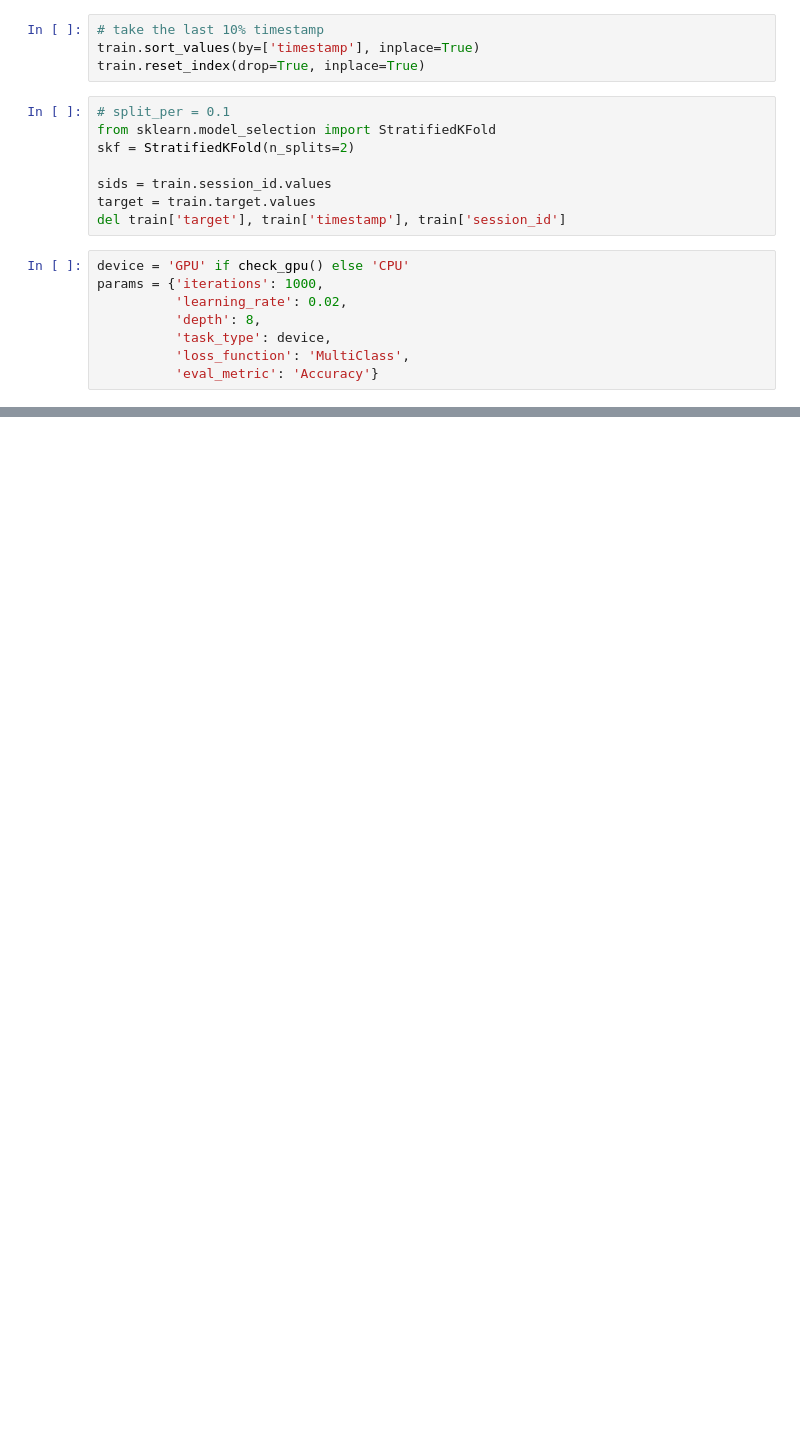
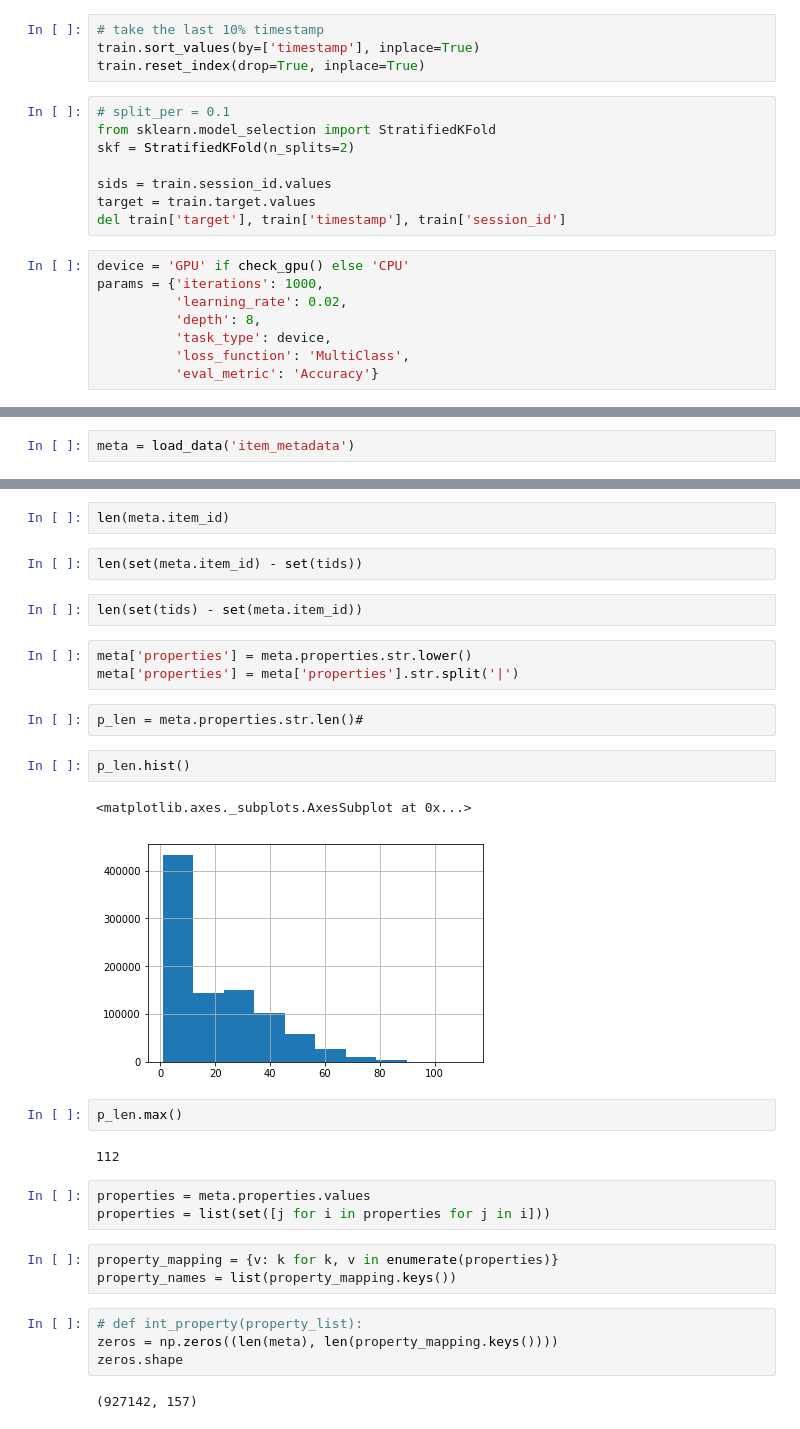
Before and after one commit to samshipengs/naps, a Jupyter notebook: playground.ipynb, the cells around one changed output, grey strips where cells are left out. Cells and saved outputs as stored; diff of their text form; blank space fills up the shorter version.

```diff
--- a/playground.ipynb
+++ b/playground.ipynb
@@ -268,0 +191,2 @@ NameError: name 'check_dir' is not defined
+# %%
+meta = load_data('item_metadata')
@@ -268,0 +208,32 @@ NameError: name 'check_dir' is not defined
+# %%
+len(meta.item_id)
+# %%
+len(set(meta.item_id) - set(tids))
+# %%
+len(set(tids) - set(meta.item_id))
+# %%
+meta['properties'] = meta.properties.str.lower()
+meta['properties'] = meta['properties'].str.split('|')
+# %%
+p_len = meta.properties.str.len()#
+# %%
+p_len.hist()
+# %% [output]
+<matplotlib.axes._subplots.AxesSubplot at 0x...>
+[figure, added]
+# %%
+p_len.max()
+# %% [output]
+112
+# %%
+properties = meta.properties.values
+properties = list(set([j for i in properties for j in i]))
+# %%
+property_mapping = {v: k for k, v in enumerate(properties)}
+property_names = list(property_mapping.keys())
+# %%
+# def int_property(property_list):
+zeros = np.zeros((len(meta), len(property_mapping.keys())))
+zeros.shape
+# %% [output]
+(927142, 157)
```
Also changed, not shown: parts of 36 cells of this notebook, 3 other files.
